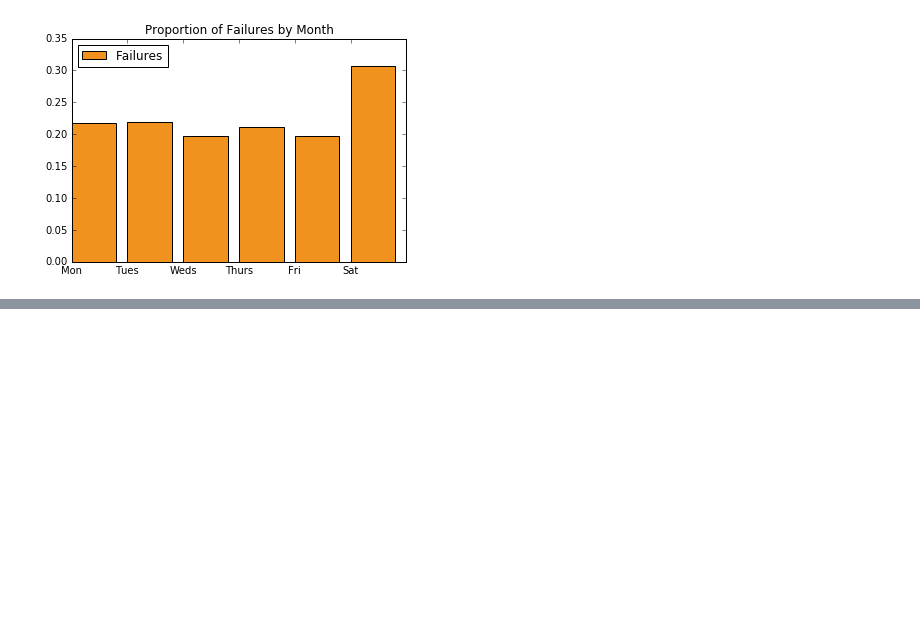
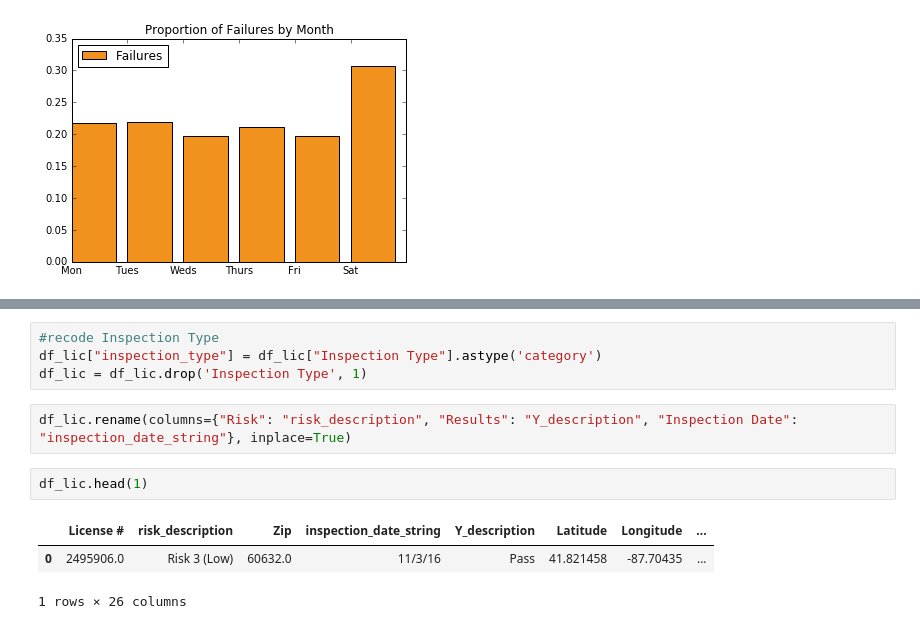
Before and after one commit to angelok1/cs109project, a Jupyter notebook: Food_Inspections.ipynb, the cells around one changed output, grey strips where cells are left out. Cells and saved outputs as stored; diff of their text form; blank space fills up the shorter version.

```diff
--- a/Food_Inspections.ipynb
+++ b/Food_Inspections.ipynb
@@ -438,0 +636,12 @@ plt.title("Proportion of Failures by Month")
+# %%
+#recode Inspection Type
+df_lic["inspection_type"] = df_lic["Inspection Type"].astype('category')
+df_lic = df_lic.drop('Inspection Type', 1)
+# %%
+df_lic.rename(columns={"Risk": "risk_description", "Results": "Y_description", "Inspection Date": "inspection_date_string"}, inplace=True)
+# %%
+df_lic.head(1)
+# %% [output]
+|  | License # | risk_description | Zip | inspection_date_string | Y_description | Latitude | Longitude | ... |
+| 0 | 2495906.0 | Risk 3 (Low) | 60632.0 | 11/3/16 | Pass | 41.821458 | -87.70435 | ... |
+1 rows × 26 columns
```
Also changed, not shown: parts of 25 cells of this notebook, 1 other file.
